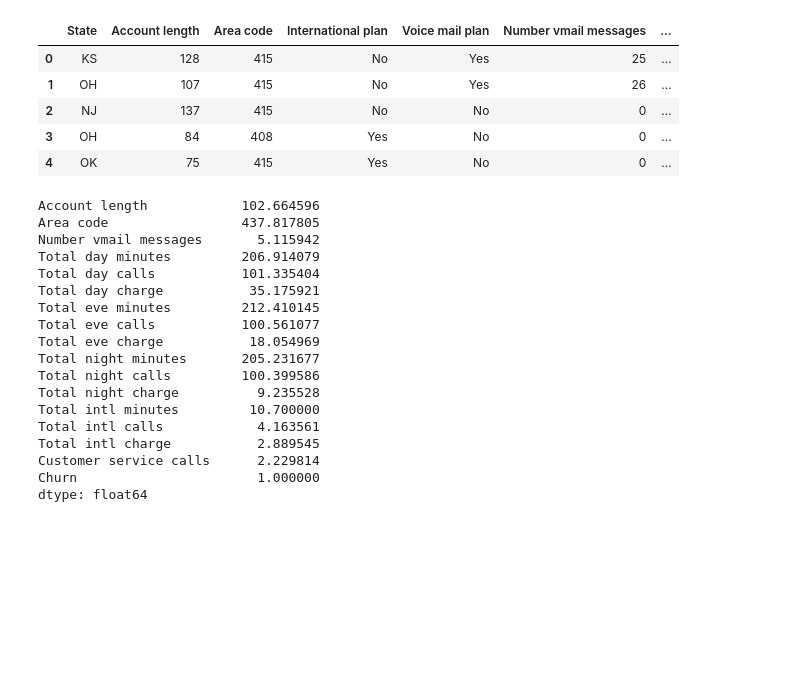
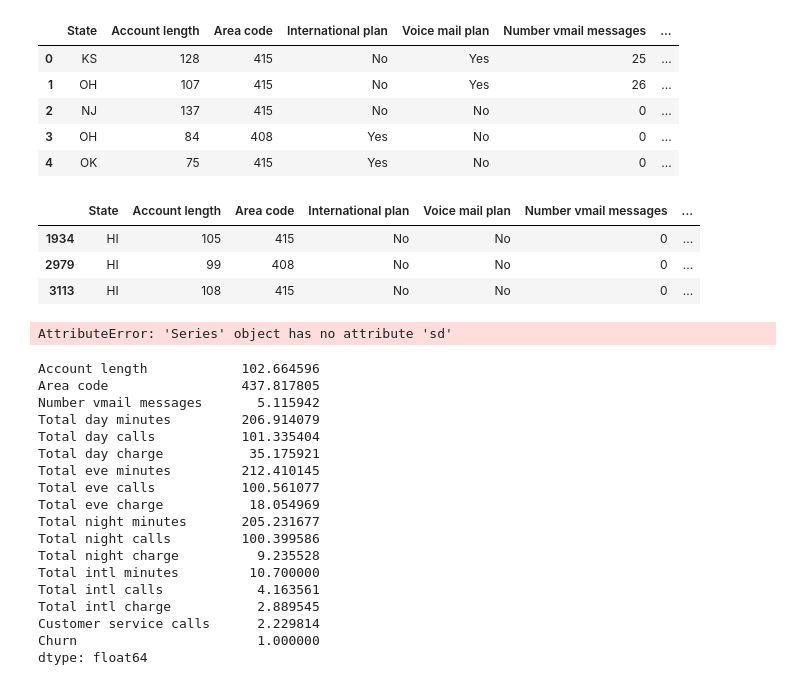
Before and after one commit to vijaypatha/mlcourse, a Jupyter notebook: Repeat 2 - Churn Data Exploration.ipynb, the cells around one changed output. Drawn from its saved outputs; the diff is of its cells as text; code cells hidden in the pictures; blank space fills up the shorter version.

```diff
--- a/Repeat 2 - Churn Data Exploration.ipynb
+++ b/Repeat 2 - Churn Data Exploration.ipynb
@@ -112,6 +131,17 @@ df.head()
 | 2 | NJ | 137 | 415 | No | No | 0 | ... |
 | 3 | OH | 84 | 408 | Yes | No | 0 | ... |
 | 4 | OK | 75 | 415 | Yes | No | 0 | ... |
+# %%
+df[(df['State'] == 'HI')  & (df['Churn'] == 1)]
+# %% [output]
+|  | State | Account length | Area code | International plan | Voice mail plan | Number vmail messages | ... |
+| 1934 | HI | 105 | 415 | No | No | 0 | ... |
+| 2979 | HI | 99 | 408 | No | No | 0 | ... |
+| 3113 | HI | 108 | 415 | No | No | 0 | ... |
+# %%
+df[(df['Churn'] == 1)  & (df['International plan'] == 'No')]['Customer service calls'].standard()
+# %% [output]
+AttributeError: 'Series' object has no attribute 'sd'
 # %%
 df[df['Churn'] == 1].mean() # 1 are True, those that left. 0 are those that are flase (stayed)
 # %% [output]
```
Also changed, not shown: parts of 3 cells of this notebook.
